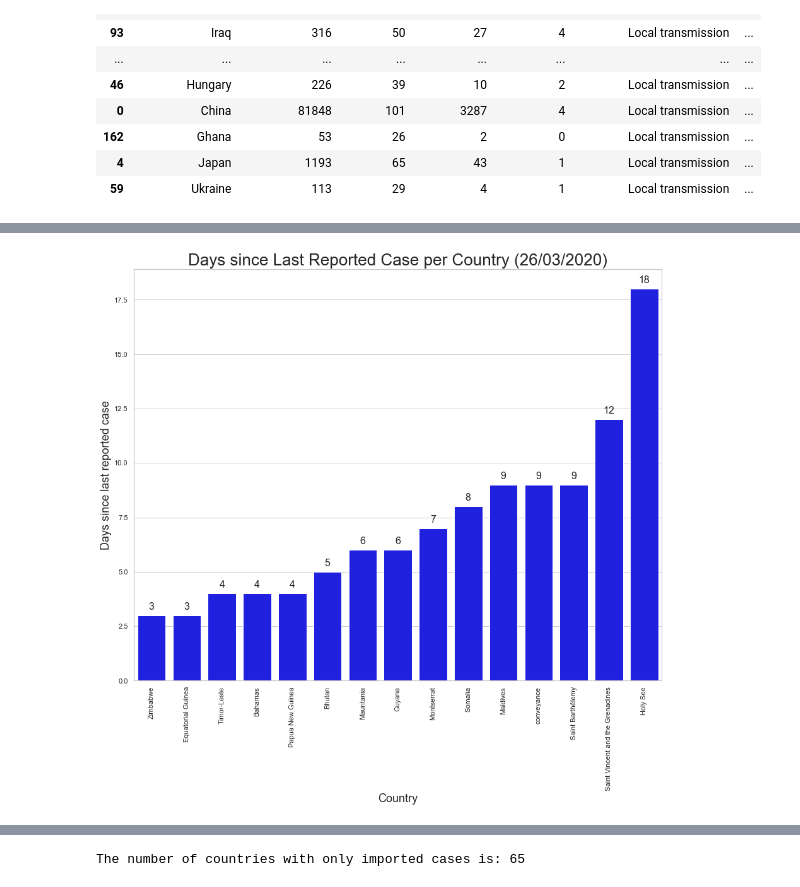
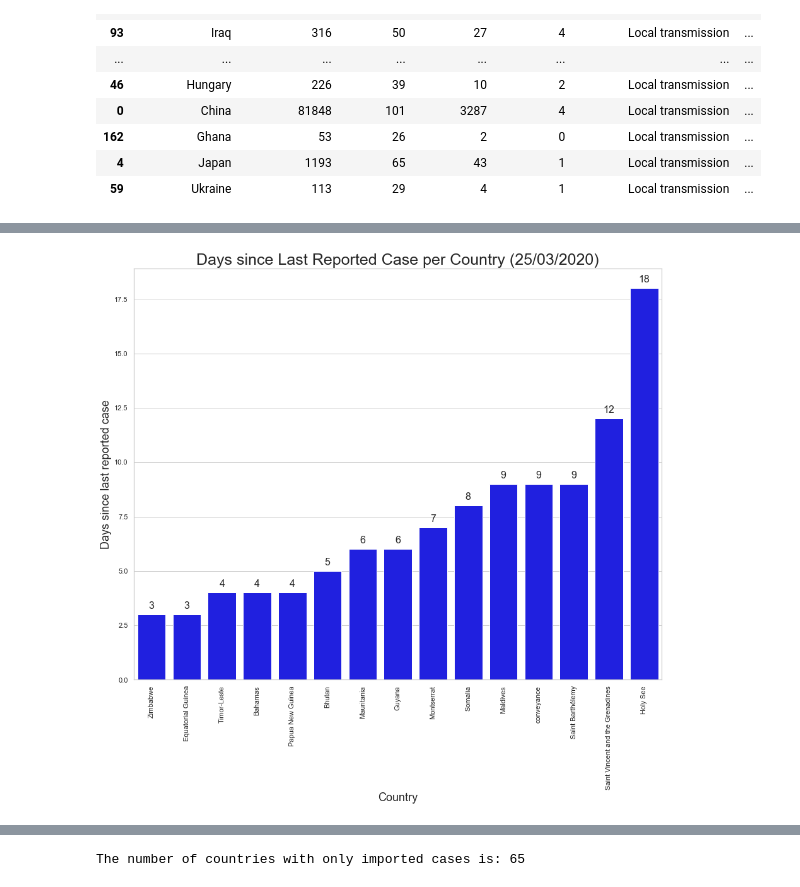
Before and after one commit to Rpinto02/COVID-19, a Jupyter notebook: WHO-Report-20200325.ipynb, the cells around one changed output, grey strips where cells are left out. Drawn from its saved outputs; the diff is of its cells as text; code cells hidden in the pictures.

```diff
--- a/WHO-Report-20200325.ipynb
+++ b/WHO-Report-20200325.ipynb
@@ -66,11 +66,11 @@ df[0:30]
 | 4 | Japan | 1193 | 65 | 43 | 1 | Local transmission | ... |
 | 59 | Ukraine | 113 | 29 | 4 | 1 | Local transmission | ... |
 # %%
-minimum_number_cases = 1000#define the minimum number of cases here/defina o número mínimo de casos aqui
+minimum_number_cases = 1000 #define the minimum number of cases here/defina o número mínimo de casos aqui
 
 dfMinNumCases = df[df['Total Confirmed'] > minimum_number_cases]
-dfMinNumCases = df.reset_index(drop=True)
-dfMinNumCases.index = np.arange(1, (len(df)+1))
+dfMinNumCases = dfMinNumCases.reset_index(drop=True)
+dfMinNumCases.index = np.arange(1, (len(dfMinNumCases)+1))
 
 dfMinNumCases[0:30]
 # %% [output]
@@ -199,23 +199,23 @@ dfDSLRC[0:30]
 # %%
 #seaborn defaults
 top15DSLRC = dfDSLRC[0:15].sort_values(by=['Days since last reported case'])
 DSLRC = top15DSLRC['Days since last reported case']
 
 f, ax = plt.subplots(figsize=(15, 12))
 sns.set(style="whitegrid")
 sns.set_color_codes("muted")
 sns.barplot(x='Country/Territory',y='Days since last reported case', data=top15DSLRC ,
             label="Days since last reported case", color="blue")
-plt.title('Days since Last Reported Case per Country (26/03/2020)',fontsize=26)
+plt.title('Days since Last Reported Case per Country (25/03/2020)',fontsize=25)
 plt.ylabel('Days since last reported case',fontsize=18)
 plt.xlabel('Country',fontsize=18)
 plt.xticks(rotation='vertical')
 for i in range (0,15):
     plt.text(x=i, y=DSLRC.iloc[i]+0.4 , s=DSLRC.iloc[i],horizontalalignment='center',verticalalignment='center', fontsize=16)
-plt.savefig('20200326_DaysSinceLast.png', bbox_inches='tight')
+plt.savefig('20200325_DaysSinceLast.png', bbox_inches='tight')
 plt.show()
 # %% [output]
-[figure, old version]
+[figure, new version]
 # %%
 Transmission_type = pd.get_dummies(df, columns=['Transmission Classification'])
 Transmission_type
```
Also changed, not shown: parts of 5 cells of this notebook, 3 other files.
